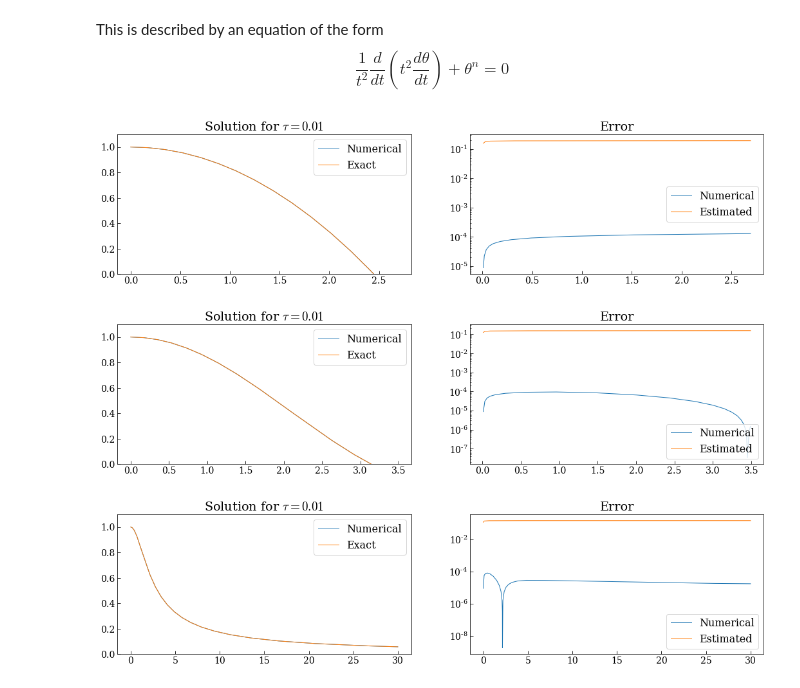
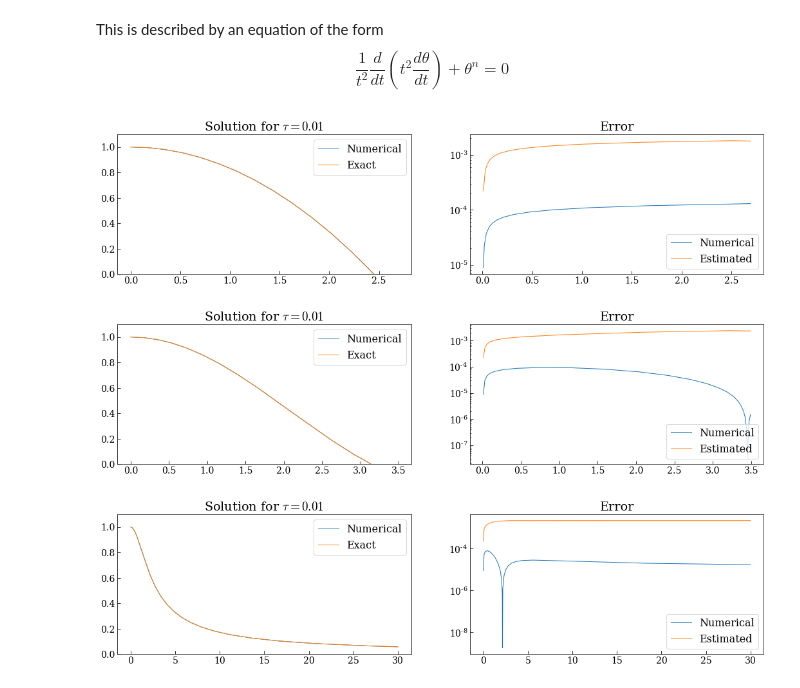
Before and after one commit to mseri/contact-integrators, a Jupyter notebook: The Lane-Emden Model -- Error Analysis.ipynb, the cells around one changed output. Drawn from its saved outputs; the diff is of its cells as text; code cells hidden in the pictures.

```diff
--- a/The Lane-Emden Model -- Error Analysis.ipynb
+++ b/The Lane-Emden Model -- Error Analysis.ipynb
@@ -46,13 +46,13 @@ class LaneEmden:
 # SetOptions[$Output, PageWidth -> pw];
 
 def upper_error_bound(n, m, dt, p, q):
-    return (7*(dt + 2*dt*m)**4*(-2 + n)*(-1 + n)*n*p**3*q**n - 66*(dt + 2*dt*m)**3*(-1 + n)*n*p**2*q**(1 + n) + 16*dt*(1 + 2*m)*q**(2 + n)*((-2 + 60*m*(1 + m))*q + 3*(dt + 2*dt*m)**2*n*q**n) + 4*p*q*(8*(-19 + 120*m*(1 + m))*q**2 - 3*(dt + 2*dt*m)**4*n*(-3 + 4*n)*q**(2*n) - 6*(dt + 2*dt*m)**2*(1 + 20*m*(1 + m))*n*q**(1 + n)))/(1440.*(1 + 2*m)**4*q**3)
+    return np.abs(7*(dt + 2*dt*m)**4*(-2 + n)*(-1 + n)*n*p**3*q**n - 66*(dt + 2*dt*m)**3*(-1 + n)*n*p**2*q**(1 + n) + 16*dt*(1 + 2*m)*q**(2 + n)*((-2 + 60*m*(1 + m))*q + 3*(dt + 2*dt*m)**2*n*q**n) + 4*p*q*(8*(-19 + 120*m*(1 + m))*q**2 - 3*(dt + 2*dt*m)**4*n*(-3 + 4*n)*q**(2*n) - 6*(dt + 2*dt*m)**2*(1 + 20*m*(1 + m))*n*q**(1 + n)))/(1440.*(1 + 2*m)**4*q**3)
 
 def upper_error_bound_p(n, m, dt, p, q):
-    return (192*(-1 + 10*m*(1 + m))*p - 16*(dt + 2*dt*m)**2*(-1 + 30*m*(1 + m))*n*p*q**(-1 + n) - 80*dt*(1 + 2*m)*q**n + 6*(dt + 2*dt*m)**3*n*q**(-2 + n)*((1 + 20*m*(1 + m))*(-1 + n)*p**2 - 16*(1 + 5*m*(1 + m))*q**(1 + n)) + (dt + 2*dt*m)**4*n*p*q**(-3 + n)*(11*(-2 + n)*(-1 + n)*p**2 - 24*(-1 + 2*n)*q**(1 + n)) + ((dt + 2*dt*m)**5*n*q**(-4 + n)*(-7*(-3 + n)*(-2 + n)*(-1 + n)*p**4 + 48*(-1 + n)*(-3 + 4*n)*p**2*q**(1 + n) - 96*(-1 + 3*n)*q**(2 + 2*n)))/8.)/(720.*dt*(1 + 2*m)**5)
+    return np.abs(192*(-1 + 10*m*(1 + m))*p - 16*(dt + 2*dt*m)**2*(-1 + 30*m*(1 + m))*n*p*q**(-1 + n) - 80*dt*(1 + 2*m)*q**n + 6*(dt + 2*dt*m)**3*n*q**(-2 + n)*((1 + 20*m*(1 + m))*(-1 + n)*p**2 - 16*(1 + 5*m*(1 + m))*q**(1 + n)) + (dt + 2*dt*m)**4*n*p*q**(-3 + n)*(11*(-2 + n)*(-1 + n)*p**2 - 24*(-1 + 2*n)*q**(1 + n)) + ((dt + 2*dt*m)**5*n*q**(-4 + n)*(-7*(-3 + n)*(-2 + n)*(-1 + n)*p**4 + 48*(-1 + n)*(-3 + 4*n)*p**2*q**(1 + n) - 96*(-1 + 3*n)*q**(2 + 2*n)))/8.)/(720.*dt*(1 + 2*m)**5)
 
 def upper_error_bound_s(n, m, dt, p, q, s):
-    return -(-21*(dt + 2*dt*m)**5*(-2 + n)*(-1 + n)*n*(1 + n)*p**4*q**n + 176*(dt + 2*dt*m)**4*n*(-1 + n**2)*p**3*q**(1 + n) + 48*(dt + 2*dt*m)**3*(1 + 20*m*(1 + m))*n*(1 + n)*p**2*q**(2 + n) + 640*dt*(1 + 2*m)*q**(4 + n) + 24*(dt + 2*dt*m)**5*n*(-3 + n + 4*n**2)*p**2*q**(1 + 2*n) + 384*(dt + 2*dt*m)**3*(1 + 5*m*(1 + m))*(1 + n)*q**(3 + 2*n) + 96*(dt + 2*dt*m)**5*n*(1 + n)*q**(2 + 3*n) - 64*(1 + n)*q**3*(dt*(1 + 2*m)*(-19 + 120*m*(1 + m))*p**2 + 24*(-1 + 10*m*(1 + m))*s))/(5760.*dt*(1 + 2*m)**5*(1 + n)*q**3)
+    return np.abs(-21*(dt + 2*dt*m)**5*(-2 + n)*(-1 + n)*n*(1 + n)*p**4*q**n + 176*(dt + 2*dt*m)**4*n*(-1 + n**2)*p**3*q**(1 + n) + 48*(dt + 2*dt*m)**3*(1 + 20*m*(1 + m))*n*(1 + n)*p**2*q**(2 + n) + 640*dt*(1 + 2*m)*q**(4 + n) + 24*(dt + 2*dt*m)**5*n*(-3 + n + 4*n**2)*p**2*q**(1 + 2*n) + 384*(dt + 2*dt*m)**3*(1 + 5*m*(1 + m))*(1 + n)*q**(3 + 2*n) + 96*(dt + 2*dt*m)**5*n*(1 + n)*q**(2 + 3*n) - 64*(1 + n)*q**3*(dt*(1 + 2*m)*(-19 + 120*m*(1 + m))*p**2 + 24*(-1 + 10*m*(1 + m))*s))/(5760.*dt*(1 + 2*m)**5*(1 + n)*q**3)
 
 total_error_bound = lambda n, m, dt, p, q, s: np.linalg.norm([upper_error_bound(n, m, dt, p, q), upper_error_bound_p(n, m, dt, p, q), upper_error_bound_s(n, m, dt, p, q, s)])
 # %%
@@ -65,37 +65,37 @@ p0, q0 = (0,1)
 tspan = np.arange(0.0, tf, dt)
 
 exact = lambda t: 1-1/6*t**2
-errq = lambda m, p0, q0, s: total_error_bound(n,m,dt,p0,q0,s)
+errq = lambda m, p0, q0, s: upper_error_bound(n,m,dt,p0,q0)
 
 plt.figure(figsize=(18,4))
 #plt.suptitle(f"$n={le.n}$, $dt={dt}$")
 sol, sols, _ = ic.integrate(ic.step, le, tspan, p0, q0, 0.0)
 
 #p1, q1 = sol[:,0][1], sol[:,1][1]
 #solm1, _, _ = ic.integrate(ic.step6, le, tspan[1:], p1, q1, 0.0)
 #sole1, _, _ = ic.integrate(ic.step6e, le, tspan[1:], p1, q1, 0.0)
 
 plt.subplot(121)
 plt.title(f"Solution for $\\tau={dt}$")
 plt.plot(tspan, sol[:,1], linewidth=1, label="Numerical")
 plt.plot(tspan, exact(tspan),
          linewidth=1, label="Exact")
 plt.ylim(0,1.1)
 plt.legend()
 
 plt.subplot(122)
 plt.title("Error")
 plt.plot(tspan[1:], abs(sol[:,1]-exact(tspan))[1:], linewidth=1, label="Numerical")
 plt.plot(tspan[1:],
          pad_and_cumsum([errq(m,p0,q0,s) for m, p0, q0, s in zip(range(len(tspan)),sol[:,0],sol[:,1],sols)])[1:],
          linewidth=1, label="Estimated")
 plt.legend()
 plt.yscale("log")
 plt.legend()
 
 plt.show()
 # %% [output]
-[figure, old version]
+[figure, new version]
 # %%
 n = 1
 le = LaneEmden(n)
@@ -108,7 +108,7 @@ exact = lambda t: np.sin(t)/t
 exact = exact(tspan)
 exact[0] = 1.0
 
-errq = lambda m, p0, q0, s: total_error_bound(n,m,dt,p0,q0,s)
+errq = lambda m, p0, q0, s: upper_error_bound(n,m,dt,p0,q0)
 
 plt.figure(figsize=(18,4))
 #plt.suptitle(f"$n={le.n}$, $dt={dt}$")
@@ -138,7 +138,7 @@ plt.legend(loc="lower right")
 
 plt.show()
 # %% [output]
-[figure, old version]
+[figure, new version]
 # %%
 n=5
 le = LaneEmden(n)
@@ -147,7 +147,7 @@ p0, q0 = (0,1)
 tspan = np.arange(0.0, tf, dt)
 
 exact = lambda t: 1/np.sqrt(1 + t**2/3)
-errq = lambda m, p0, q0,s: total_error_bound(n,m,dt,p0,q0,s)
+errq = lambda m, p0, q0, s: upper_error_bound(n,m,dt,p0,q0)
 
 plt.figure(figsize=(18,4))
 #plt.suptitle(f"$n={le.n}$, $dt={dt}$")
@@ -177,4 +177,4 @@ plt.legend()
 
 plt.show()
 # %% [output]
-[figure, old version]
+[figure, new version]
```
Also changed, not shown: 1 other file.
